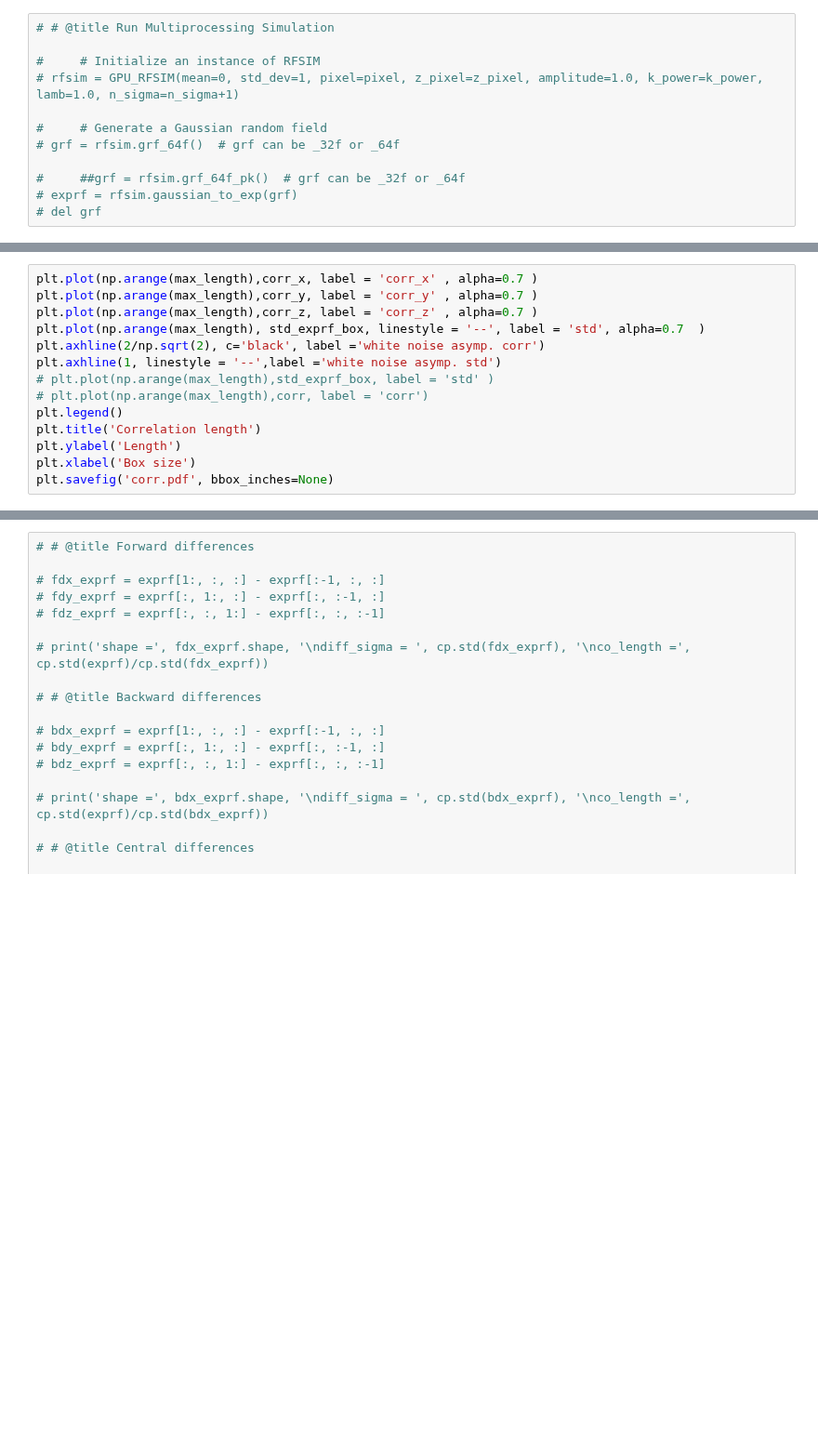
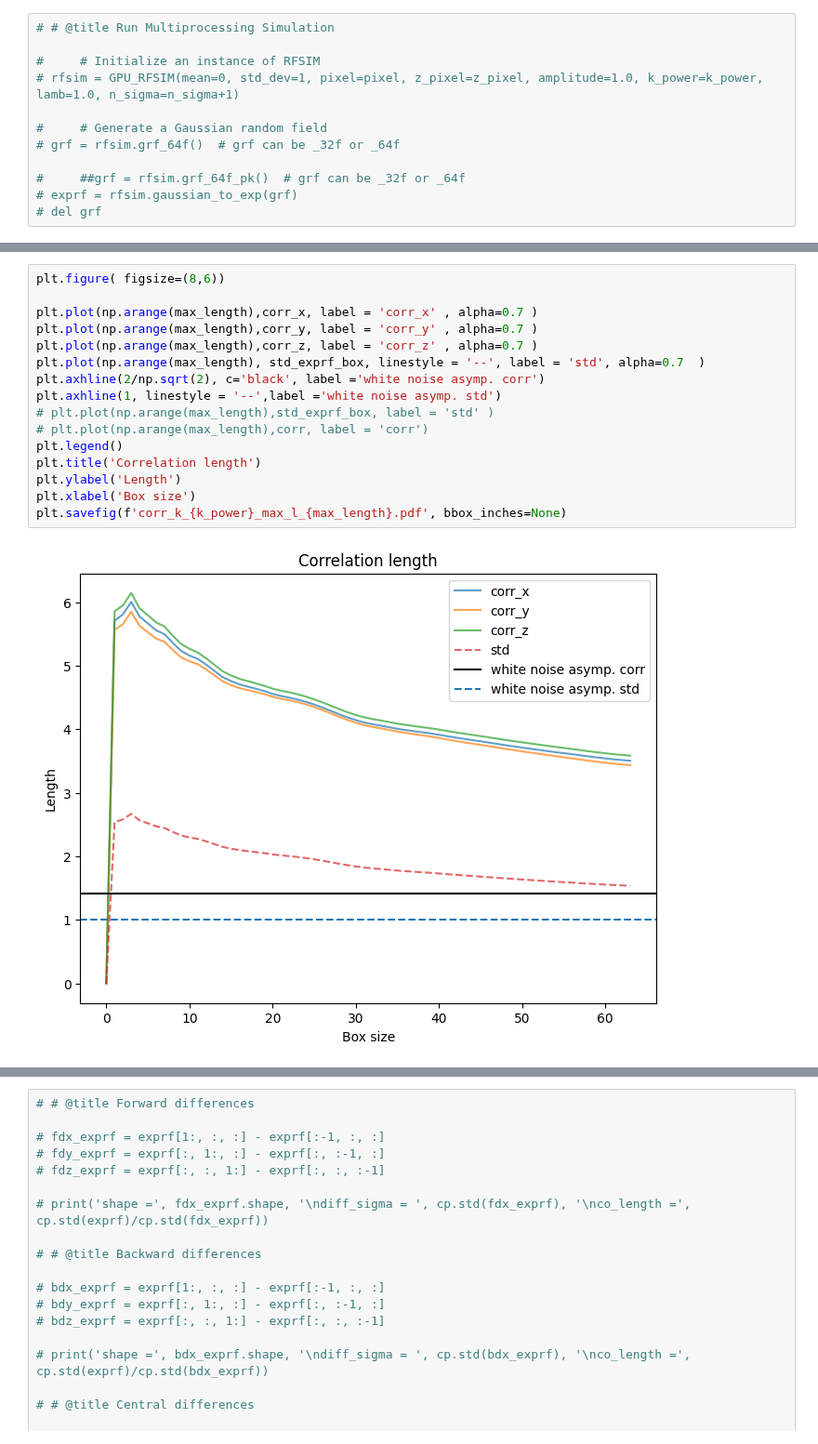
Before and after one commit to khchoi-physik/pbh_simulations, a Jupyter notebook: FEM_local.ipynb, the cells around one changed output, grey strips where cells are left out. Shown at 93% size. Saved outputs shown, nothing was run; the diff lists cells and outputs as text; blank space fills up the shorter version.

```diff
--- a/FEM_local.ipynb
+++ b/FEM_local.ipynb
@@ -248,16 +273,20 @@ plt.savefig('absmean.pdf', bbox_inches=None)
 # %%
+plt.figure( figsize=(8,6))
+
 plt.plot(np.arange(max_length),corr_x, label = 'corr_x' , alpha=0.7 )
 plt.plot(np.arange(max_length),corr_y, label = 'corr_y' , alpha=0.7 )
 plt.plot(np.arange(max_length),corr_z, label = 'corr_z' , alpha=0.7 )
 plt.plot(np.arange(max_length), std_exprf_box, linestyle = '--', label = 'std', alpha=0.7  )
 plt.axhline(2/np.sqrt(2), c='black', label ='white noise asymp. corr')
 plt.axhline(1, linestyle = '--',label ='white noise asymp. std')
 # plt.plot(np.arange(max_length),std_exprf_box, label = 'std' )
 # plt.plot(np.arange(max_length),corr, label = 'corr')
 plt.legend()
 plt.title('Correlation length')
 plt.ylabel('Length')
 plt.xlabel('Box size')
-plt.savefig('corr.pdf', bbox_inches=None)
+plt.savefig(f'corr_k_{k_power}_max_l_{max_length}.pdf', bbox_inches=None)
+# %% [output]
+[figure, added]
 # %%
 np.mean(corr_z[20])
```
Also changed, not shown: parts of 6 cells of this notebook.
